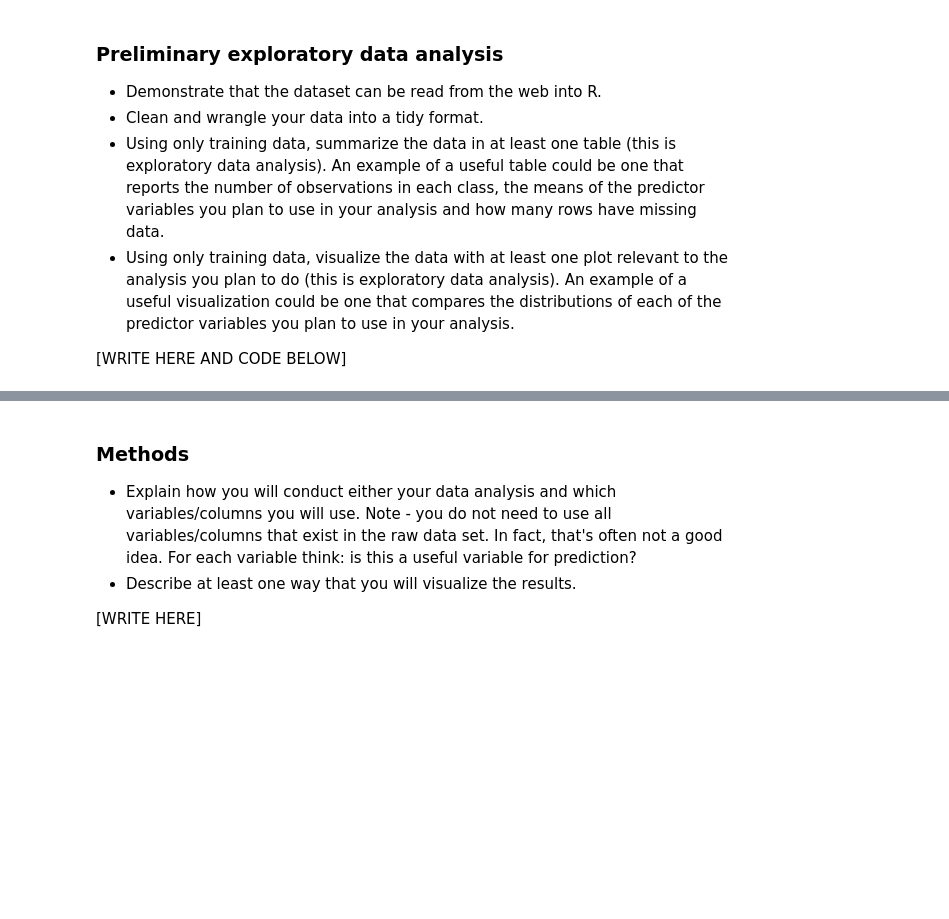
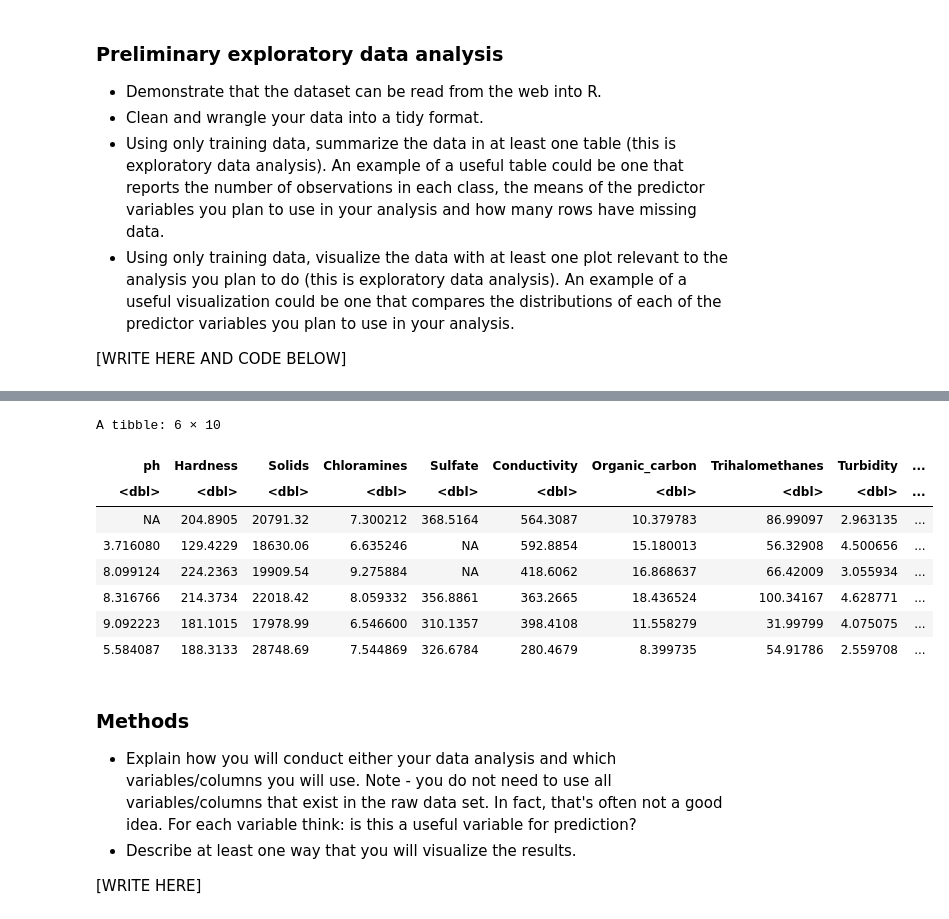
Before and after one commit to kashish1928/Dsci100_Group93_, a Jupyter notebook: Project_Proposal.ipynb, the cells around one changed output, grey strips where cells are left out. Cells and saved outputs as stored; diff of their text form; code cells hidden in the pictures; blank space fills up the shorter version.

```diff
--- a/Project_Proposal.ipynb
+++ b/Project_Proposal.ipynb
@@ -52,6 +62,20 @@ A spec_tbl_df: 3276 × 10
 | 9.419510 | 175.76265 | 33155.578 | 7.350233 | NA | 432.0448 | 11.039070 | 69.84540 | 3.298875 | ... |
 | 5.126763 | 230.60376 | 11983.869 | 6.303357 | NA | 402.8831 | 11.168946 | 77.48821 | 4.708658 | ... |
 | 7.874671 | 195.10230 | 17404.177 | 7.509306 | NA | 327.4598 | 16.140368 | 78.69845 | 2.309149 | ... |
+# %%
+water_potability_raw <- water_potability_raw |>
+mutate(Potability = as_factor(Potability))
+head(water_potability_raw)
+# %% [output]
+A tibble: 6 × 10
+| ph | Hardness | Solids | Chloramines | Sulfate | Conductivity | Organic_carbon | Trihalomethanes | Turbidity | ... |
+| <dbl> | <dbl> | <dbl> | <dbl> | <dbl> | <dbl> | <dbl> | <dbl> | <dbl> | ... |
+| NA | 204.8905 | 20791.32 | 7.300212 | 368.5164 | 564.3087 | 10.379783 | 86.99097 | 2.963135 | ... |
+| 3.716080 | 129.4229 | 18630.06 | 6.635246 | NA | 592.8854 | 15.180013 | 56.32908 | 4.500656 | ... |
+| 8.099124 | 224.2363 | 19909.54 | 9.275884 | NA | 418.6062 | 16.868637 | 66.42009 | 3.055934 | ... |
+| 8.316766 | 214.3734 | 22018.42 | 8.059332 | 356.8861 | 363.2665 | 18.436524 | 100.34167 | 4.628771 | ... |
+| 9.092223 | 181.1015 | 17978.99 | 6.546600 | 310.1357 | 398.4108 | 11.558279 | 31.99799 | 4.075075 | ... |
+| 5.584087 | 188.3133 | 28748.69 | 7.544869 | 326.6784 | 280.4679 | 8.399735 | 54.91786 | 2.559708 | ... |
 # %% [markdown]
 ### Methods
 * Explain how you will conduct either your data analysis and which variables/columns you will use. Note - you do not need to use all variables/columns that exist in the raw data set. In fact, that's often not a good idea. For each variable think: is this a useful variable for prediction?
```
Also changed, not shown: parts of 1 cell of this notebook, 1 other file.
